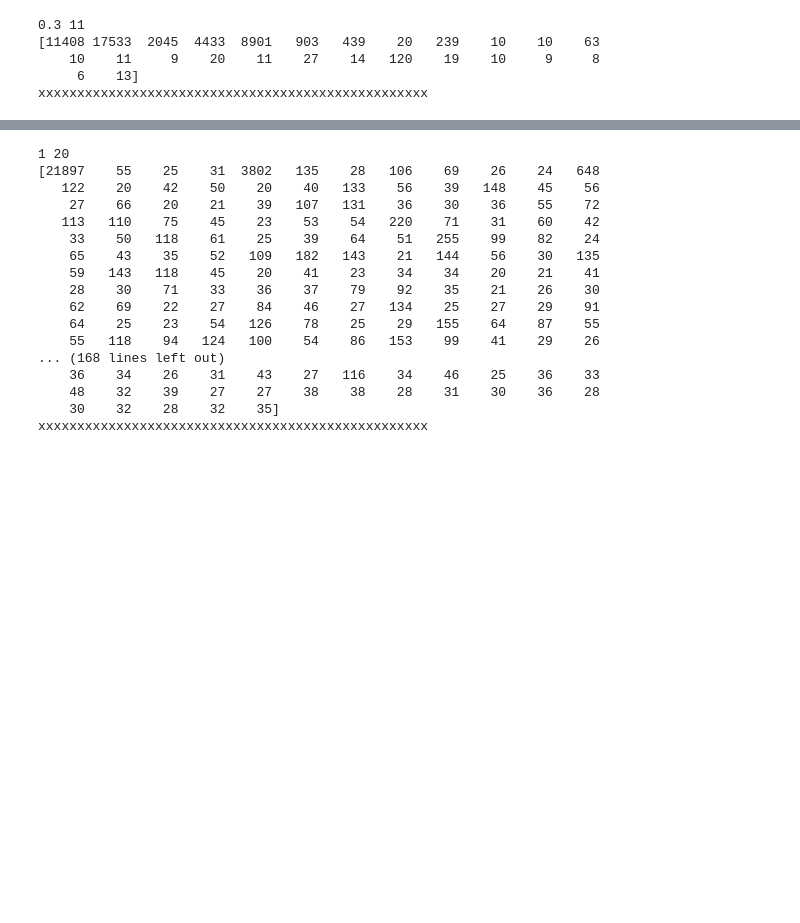
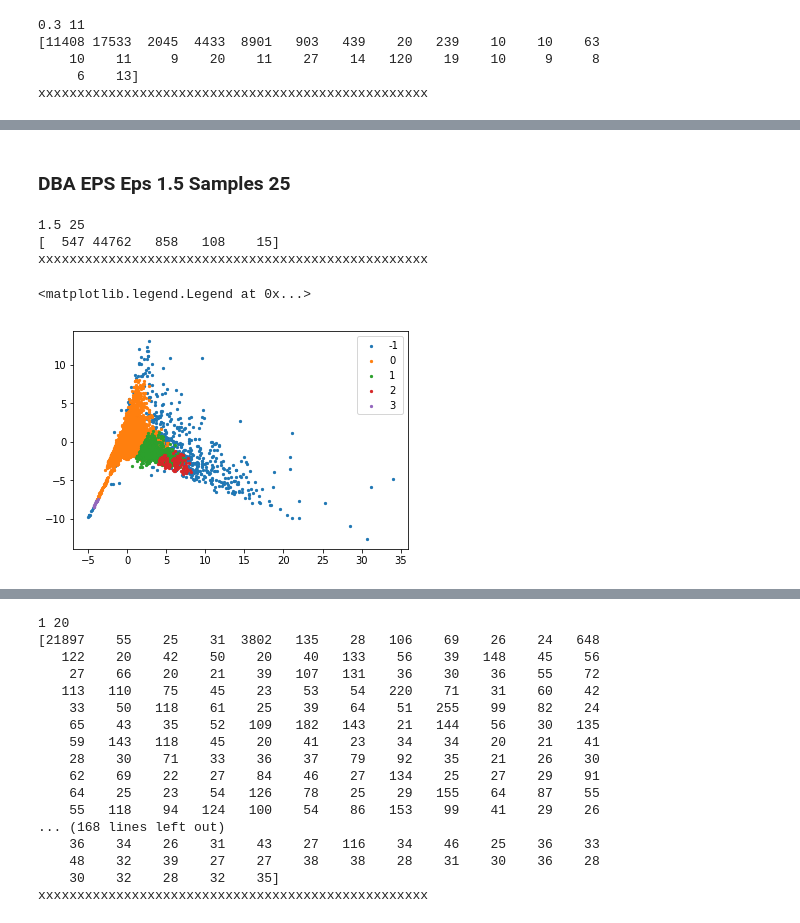
Before and after one commit to j-max/best_coffeeshop_recommender, a Jupyter notebook: models/DBSCAN/dbscan.ipynb, the cells around one changed output, grey strips where cells are left out. Saved outputs shown, nothing was run; the diff lists cells and outputs as text; code cells hidden in the pictures; blank space fills up the shorter version.

```diff
--- a/models/DBSCAN/dbscan.ipynb
+++ b/models/DBSCAN/dbscan.ipynb
@@ -190,0 +174,27 @@ xxxxxxxxxxxxxxxxxxxxxxxxxxxxxxxxxxxxxxxxxxxxxxxxxx
+# %% [markdown]
+### DBA EPS Eps 1.5 Samples 25
+# %%
+db = db_scan_search(1.5,25)
+# %% [output]
+1.5 25
+[  547 44762   858   108    15]
+xxxxxxxxxxxxxxxxxxxxxxxxxxxxxxxxxxxxxxxxxxxxxxxxxx
+# %%
+with open('../dataframes/df_with_libs.p', 'rb') as read_file:
+    df = pickle.load(read_file)
+#This census block's Total Pop was in error (Over 9000)
+df = df[df['CENSUS BLOCK']!=8435001023]
+df_1p5_25 = df
+df_1p5_25['db_labels'] = db.labels_
+df_1p5_25['pca_one'] = pca_one
+df_1p5_25['pca_two'] = pca_two
+# %%
+for dblabel in np.unique(db.labels_):
+    df = df_1p5_25[df_1p5_25.db_labels == dblabel]
+    df_pca_one = df.pca_one
+    df_pca_two = df.pca_two
+    plt.scatter(df_pca_one, df_pca_two, s=5, label=dblabel)
+plt.legend()
+# %% [output]
+<matplotlib.legend.Legend at 0x...>
+[figure, added]
```
Also changed, not shown: parts of 28 cells of this notebook.
